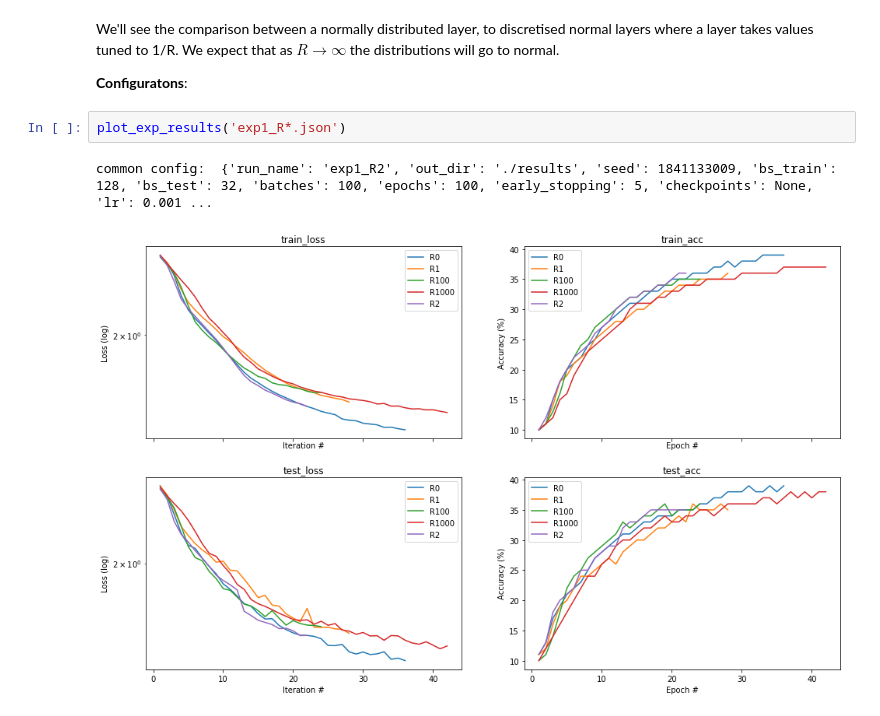
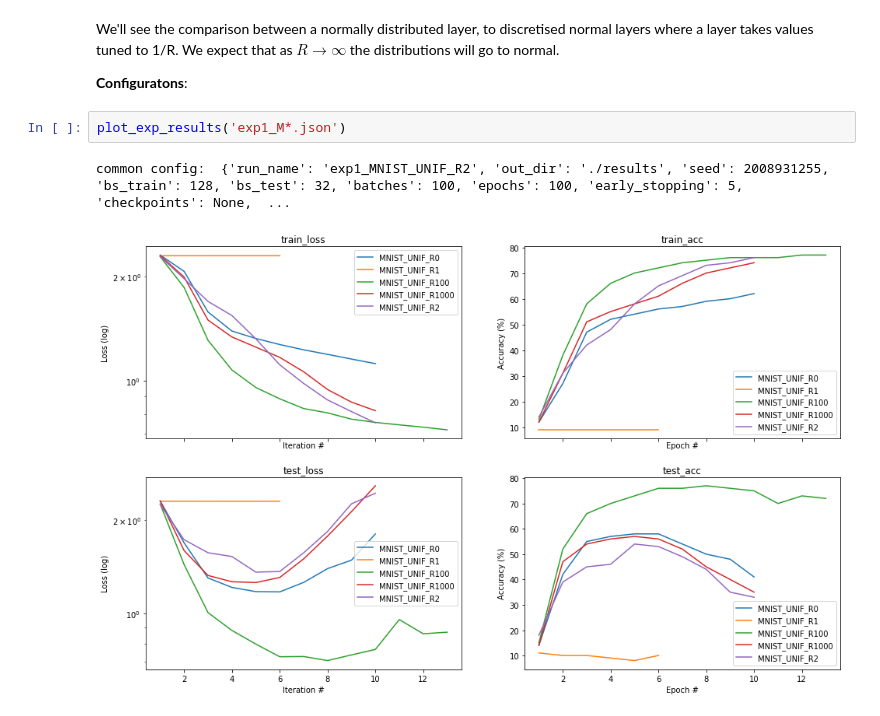
Before and after one commit to shayfroid/deep_learning_hw2, a Jupyter notebook: VarianceNetworks.ipynb, the cells around one changed output. Cells and saved outputs as stored; diff of their text form.

Commit message:
after mnist test - uniform layer made to be discrete

```diff
--- a/VarianceNetworks.ipynb
+++ b/VarianceNetworks.ipynb
@@ -100,7 +80,7 @@ We'll see the comparison between a normally distributed layer, to discretised no
 
 **Configuratons**:
 # %%
-plot_exp_results('exp1_R*.json')
+plot_exp_results('exp1_M*.json')
 # %% [output]
-common config:  {'run_name': 'exp1_R2', 'out_dir': './results', 'seed': 1841133009, 'bs_train': 128, 'bs_test': 32, 'batches': 100, 'epochs': 100, 'early_stopping': 5, 'checkpoints': None, 'lr': 0.001 ...
+common config:  {'run_name': 'exp1_MNIST_UNIF_R2', 'out_dir': './results', 'seed': 2008931255, 'bs_train': 128, 'bs_test': 32, 'batches': 100, 'epochs': 100, 'early_stopping': 5, 'checkpoints': None,  ...
-[figure, old version]
+[figure, new version]
```
Also changed, not shown: parts of 1 cell of this notebook, 4 other files.
